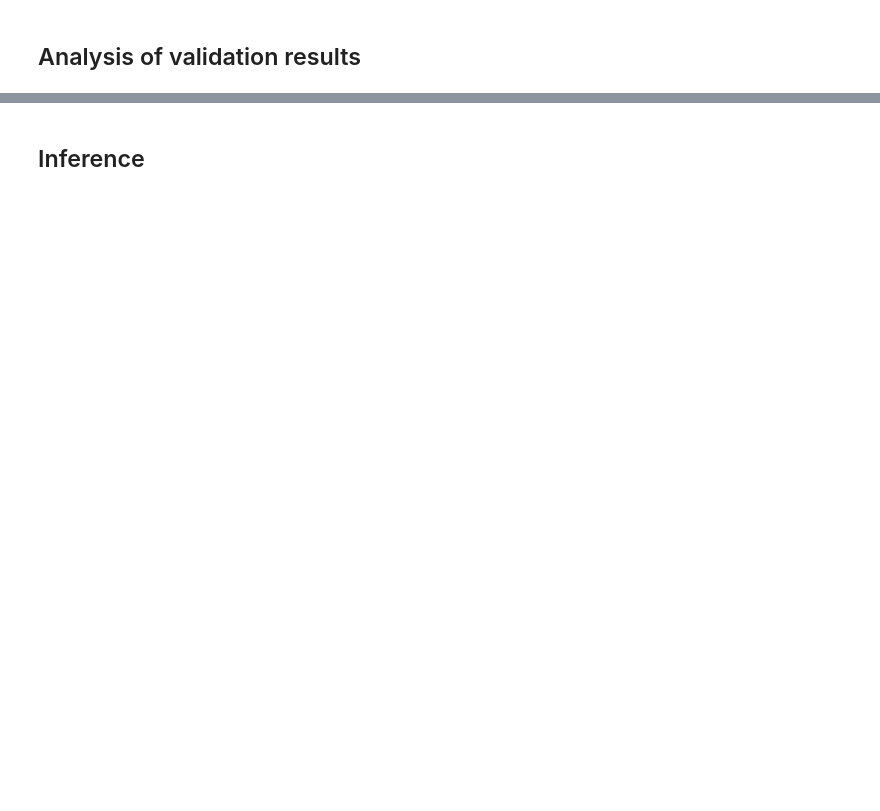
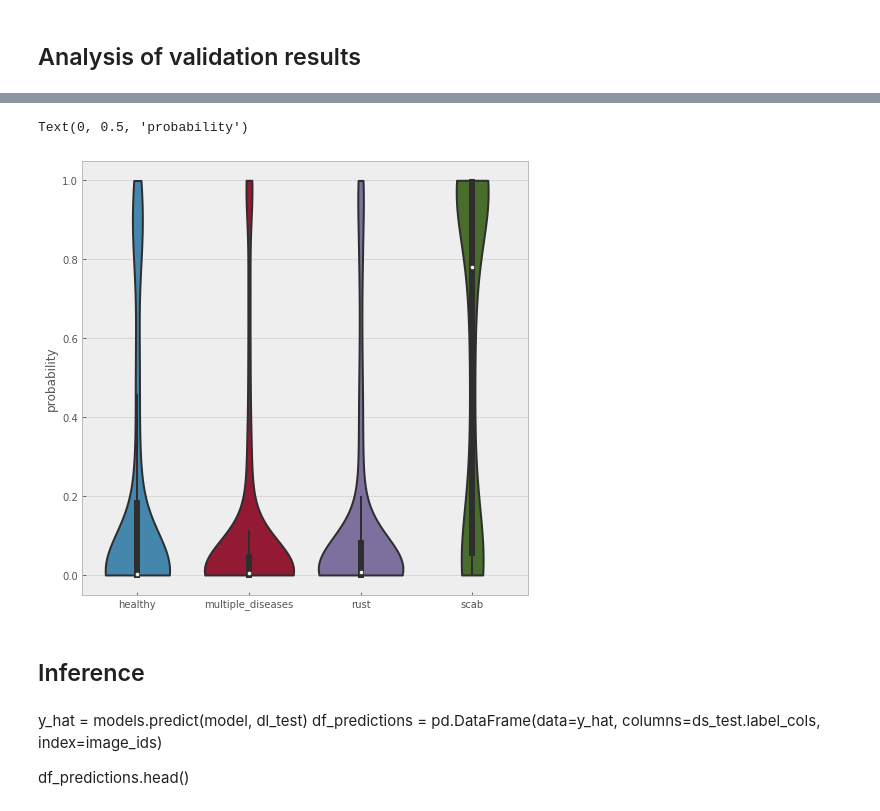
Before and after one commit to clabrugere/plant-pathology-classification, a Jupyter notebook: notebooks/notebook.ipynb, the cells around one changed output, grey strips where cells are left out. Saved outputs shown, nothing was run; the diff lists cells and outputs as text; code cells hidden in the pictures; blank space fills up the shorter version.

```diff
--- a/notebooks/notebook.ipynb
+++ b/notebooks/notebook.ipynb
@@ -310,2 +239,12 @@ sns.heatmap(conf_mat, fmt='d', annot=True, cmap='YlGnBu', square=True, xticklabe
+# %%
+multiple_disease_samples = np.where(y_val_running[:, 1] == 1)
+y_val_hat_mutiple_diseases = pd.DataFrame(data=y_val_hat_running[multiple_disease_samples], columns=ds_val.label_cols)
+
+fig, ax = plt.subplots(figsize=(8, 8))
+sns.violinplot(data=y_val_hat_mutiple_diseases, cut=0., ax=ax)
+ax.set_ylabel('probability')
+# %% [output]
+Text(0, 0.5, 'probability')
+[figure, added]
 # %% [markdown]
 ## Inference
@@ -316,0 +251,5 @@ df_predictions.head()
+# %% [markdown]
+y_hat = models.predict(model, dl_test)
+df_predictions = pd.DataFrame(data=y_hat, columns=ds_test.label_cols, index=image_ids)
+
+df_predictions.head()
```
Also changed, not shown: parts of 14 cells of this notebook, 3 other files.
